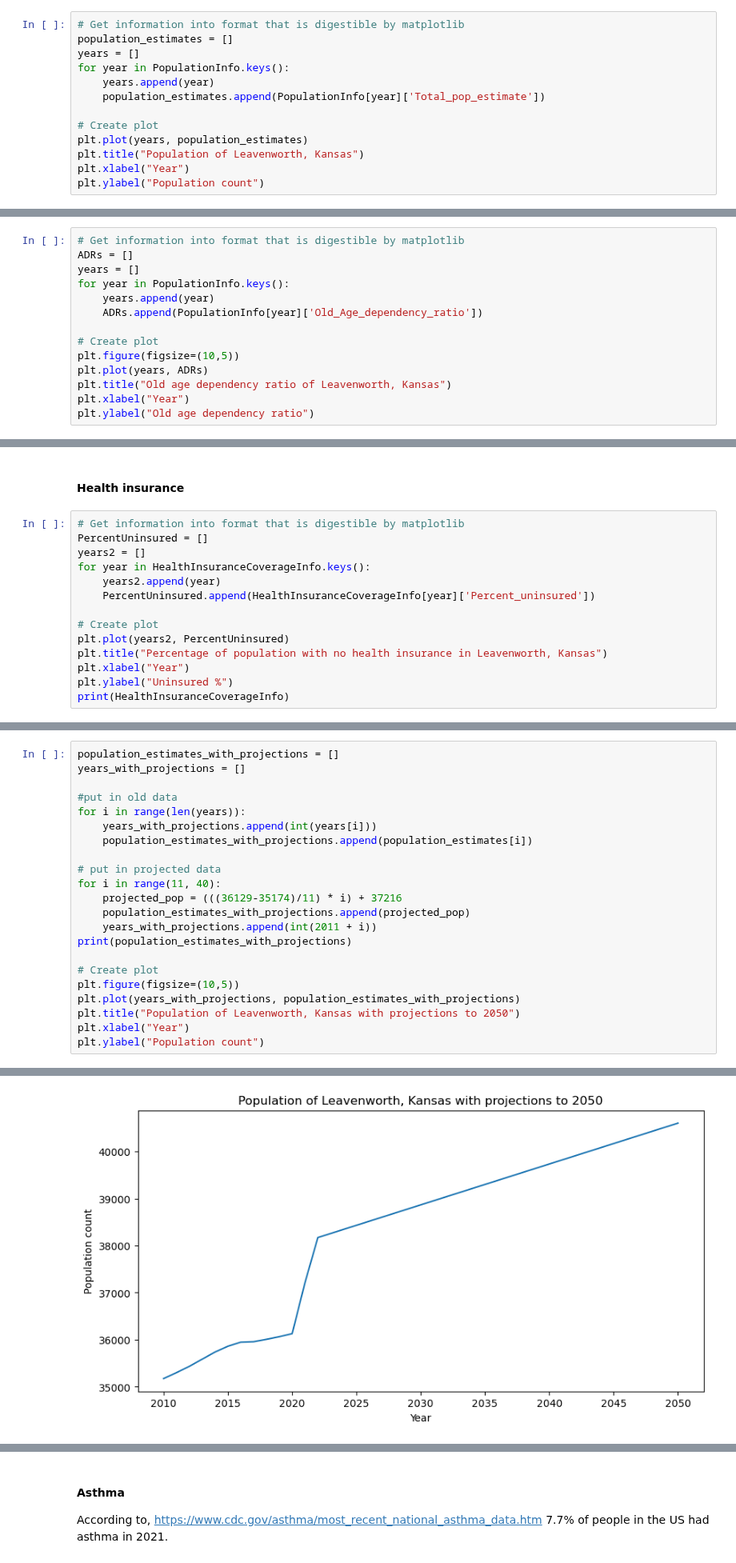
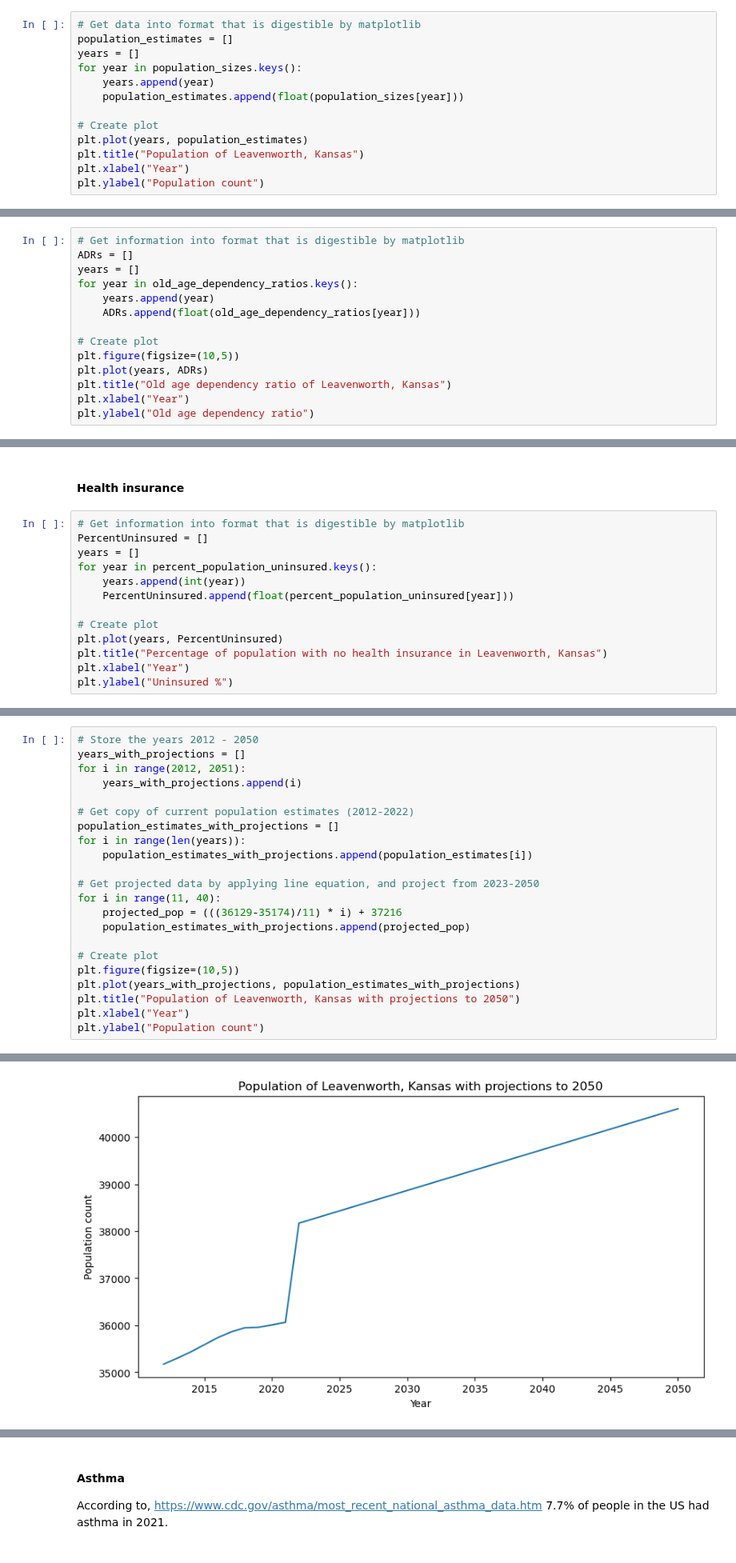
Before and after one commit to ZachBowyer/data-512-common_analysis, a Jupyter notebook: Src/Extended_Analysis.ipynb, the cells around one changed output, grey strips where cells are left out. Shown at 80% size. Cells and saved outputs as stored; diff of their text form.

```diff
--- a/Src/Extended_Analysis.ipynb
+++ b/Src/Extended_Analysis.ipynb
@@ -213,12 +363,12 @@ print(HealthInsuranceCoverageInfo["2012"])
 # %% [markdown]
 #### Population over time
 # %%
-# Get information into format that is digestible by matplotlib
+# Get data into format that is digestible by matplotlib
 population_estimates = []
 years = []
-for year in PopulationInfo.keys():
+for year in population_sizes.keys():
     years.append(year)
-    population_estimates.append(PopulationInfo[year]['Total_pop_estimate'])
+    population_estimates.append(float(population_sizes[year]))
 
 # Create plot
 plt.plot(years, population_estimates)
@@ -260,9 +403,9 @@ Text(50.097222222222214, 0.5, 'Population count')
 # Get information into format that is digestible by matplotlib
 ADRs = []
 years = []
-for year in PopulationInfo.keys():
+for year in old_age_dependency_ratios.keys():
     years.append(year)
-    ADRs.append(PopulationInfo[year]['Old_Age_dependency_ratio'])
+    ADRs.append(float(old_age_dependency_ratios[year]))
 
 # Create plot
 plt.figure(figsize=(10,5))
@@ -278,15 +421,14 @@ Text(0, 0.5, 'Old age dependency ratio')
 # %%
 # Get information into format that is digestible by matplotlib
 PercentUninsured = []
-years2 = []
-for year in HealthInsuranceCoverageInfo.keys():
-    years2.append(year)
-    PercentUninsured.append(HealthInsuranceCoverageInfo[year]['Percent_uninsured'])
+years = []
+for year in percent_population_uninsured.keys():
+    years.append(int(year))
+    PercentUninsured.append(float(percent_population_uninsured[year]))
 
 # Create plot
-plt.plot(years2, PercentUninsured)
+plt.plot(years, PercentUninsured)
 plt.title("Percentage of population with no health insurance in Leavenworth, Kansas")
 plt.xlabel("Year")
 plt.ylabel("Uninsured %")
-print(HealthInsuranceCoverageInfo)
 # %% [output]
@@ -299,18 +464,18 @@ We are ignoring 2021 population in this case since it looks a bit anomalous
 # %%
+# Store the years 2012 - 2050
+years_with_projections = []
+for i in range(2012, 2051):
+    years_with_projections.append(i)
+
+# Get copy of current population estimates (2012-2022)
 population_estimates_with_projections = []
-years_with_projections = []
-
-#put in old data
 for i in range(len(years)):
-    years_with_projections.append(int(years[i]))
     population_estimates_with_projections.append(population_estimates[i])
 
-# put in projected data
+# Get projected data by applying line equation, and project from 2023-2050
 for i in range(11, 40):
     projected_pop = (((36129-35174)/11) * i) + 37216
     population_estimates_with_projections.append(projected_pop)
-    years_with_projections.append(int(2011 + i))
-print(population_estimates_with_projections)
 
 # Create plot
 plt.figure(figsize=(10,5))
@@ -324,4 +488,4 @@ Text(0, 0.5, 'Population count')
-[figure, old version]
+[figure, new version]
 # %% [markdown]
 # Estimate Leavenworth population with relevant smoke-related health conditions based on national averages (Assuming AQI of 0)
 # %% [markdown]
```
Also changed, not shown: parts of 23 cells of this notebook, 1 other file.
